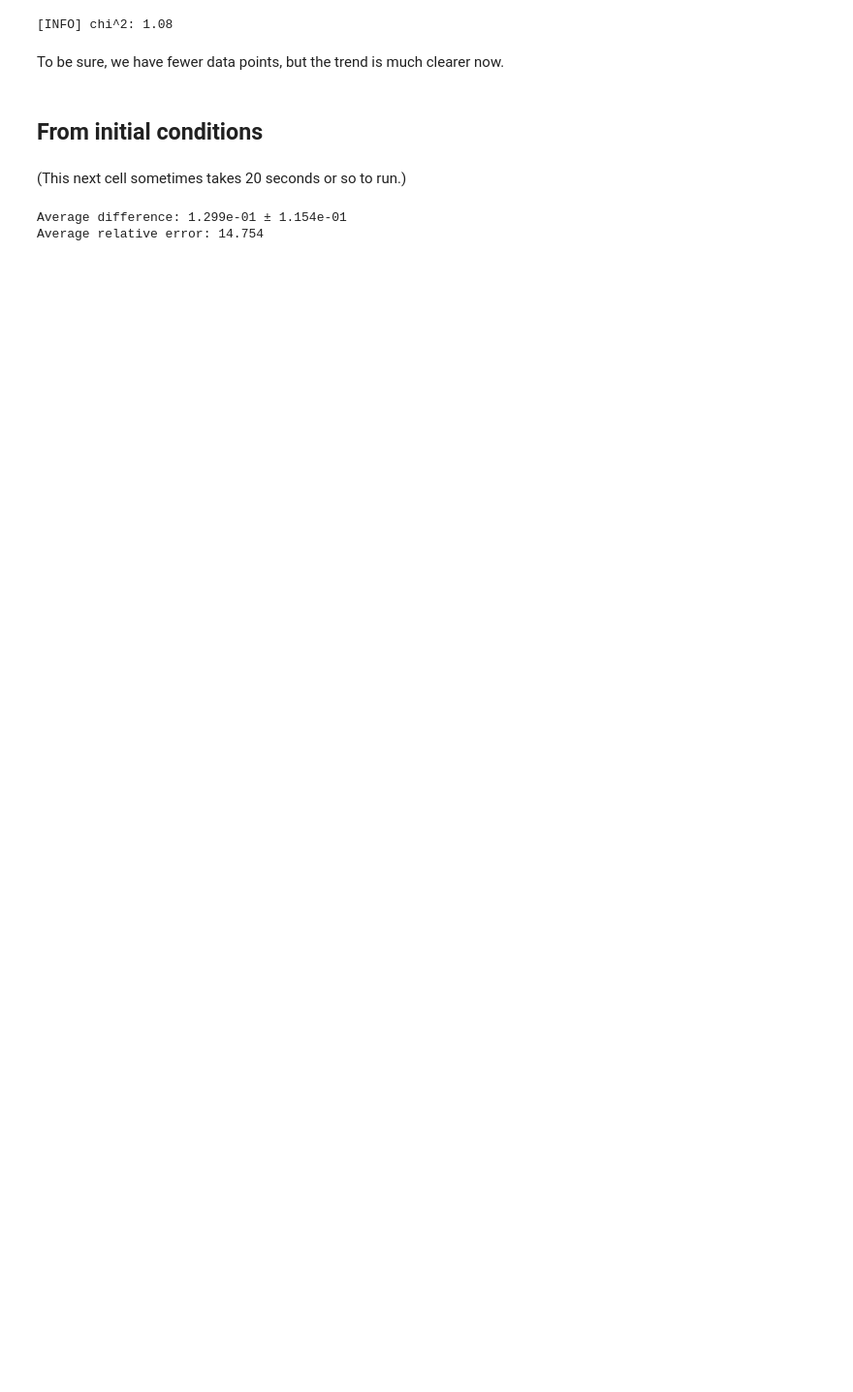
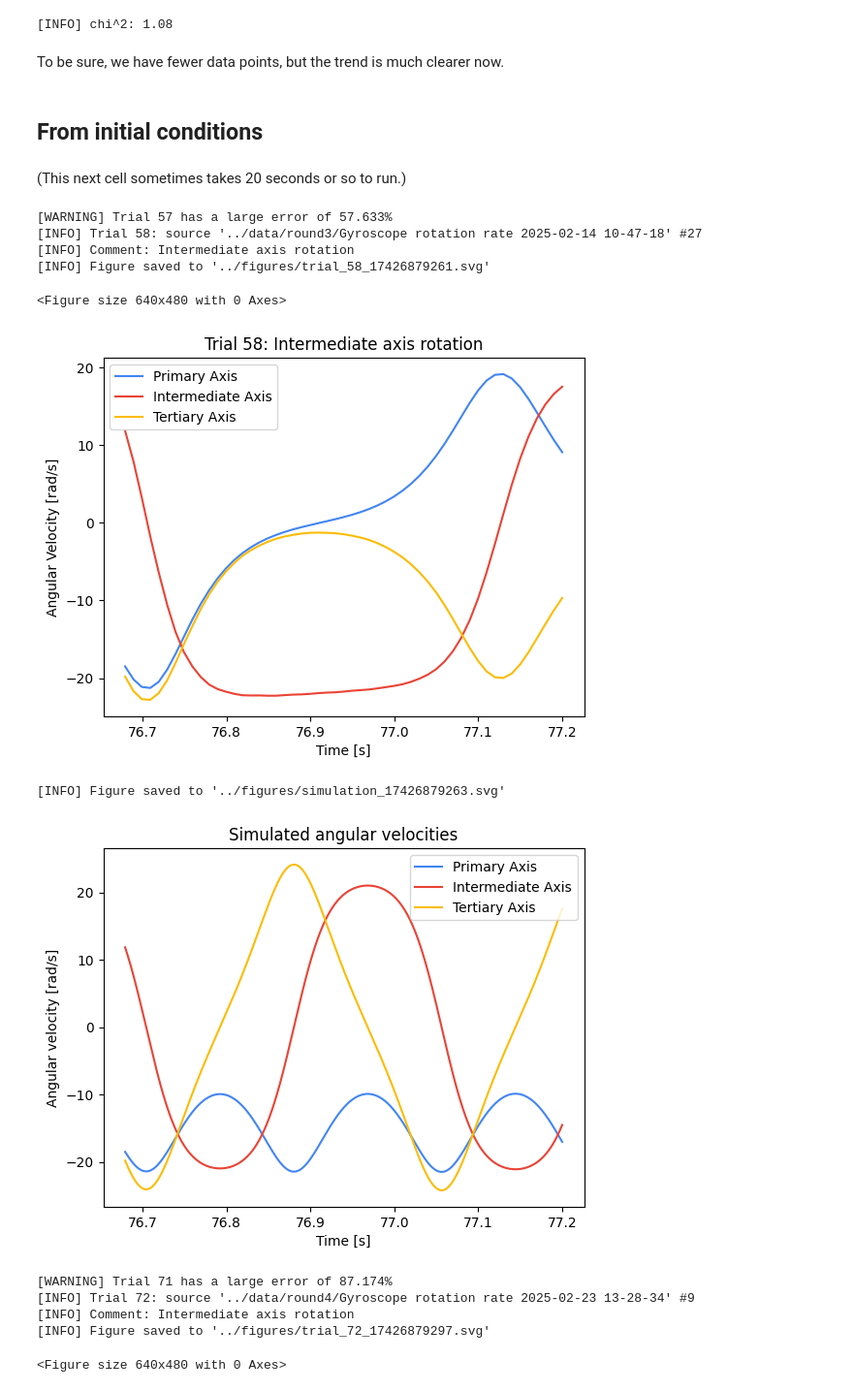
Before and after one commit to fbubbar/sci1-t2, a Jupyter notebook: analyse/combined.ipynb, the cells around one changed output. Shown at 97% size. Drawn from its saved outputs; the diff is of its cells as text; code cells hidden in the pictures; blank space fills up the shorter version.

```diff
--- a/analyse/combined.ipynb
+++ b/analyse/combined.ipynb
@@ -184,16 +184,32 @@ for index, trial in enumerate(trials[start:start+num]):
 # %%
 diffs = []
 rel_errs = []
 for index, period in period_data.iterrows():
     trial = trials[index]
     Ts = simulate_period(trial, 0.0001)
     T = period['T']
     diff = np.abs(Ts - T)
     diffs.append(diff)
-    rel_errs.append(100 * diff/T)
+    rel_err = 100 * diff/T
+    rel_errs.append(rel_err)
+    if rel_err > 40:
+        log.warning(f'Trial {index} has a large error of {rel_err:.3f}%')
+        plot_trials_w([trial], [meta[index]], include_omega=False, manual_is=[index])
+        simulate(trial, 0.0001)
 
 print(f'Average difference: {np.mean(diffs):.3e} ± {np.std(diffs):.3e}')
 print(f'Average relative error: {np.mean(rel_errs):.3f}')
 # %% [output]
-Average difference: 1.299e-01 ± 1.154e-01
-Average relative error: 14.754
+[WARNING] Trial 57 has a large error of 57.633%
+[INFO] Trial 58: source '../data/round3/Gyroscope rotation rate 2025-02-14 10-47-18' #27
+[INFO] Comment: Intermediate axis rotation
+[INFO] Figure saved to '../figures/trial_58_17426879261.svg'
+<Figure size 640x480 with 0 Axes>
+[figure, added]
+[INFO] Figure saved to '../figures/simulation_17426879263.svg'
+[figure, added]
+[WARNING] Trial 71 has a large error of 87.174%
+[INFO] Trial 72: source '../data/round4/Gyroscope rotation rate 2025-02-23 13-28-34' #9
+[INFO] Comment: Intermediate axis rotation
+[INFO] Figure saved to '../figures/trial_72_17426879297.svg'
+<Figure size 640x480 with 0 Axes>
```
Also changed, not shown: parts of 5 cells of this notebook, 1 other file.
